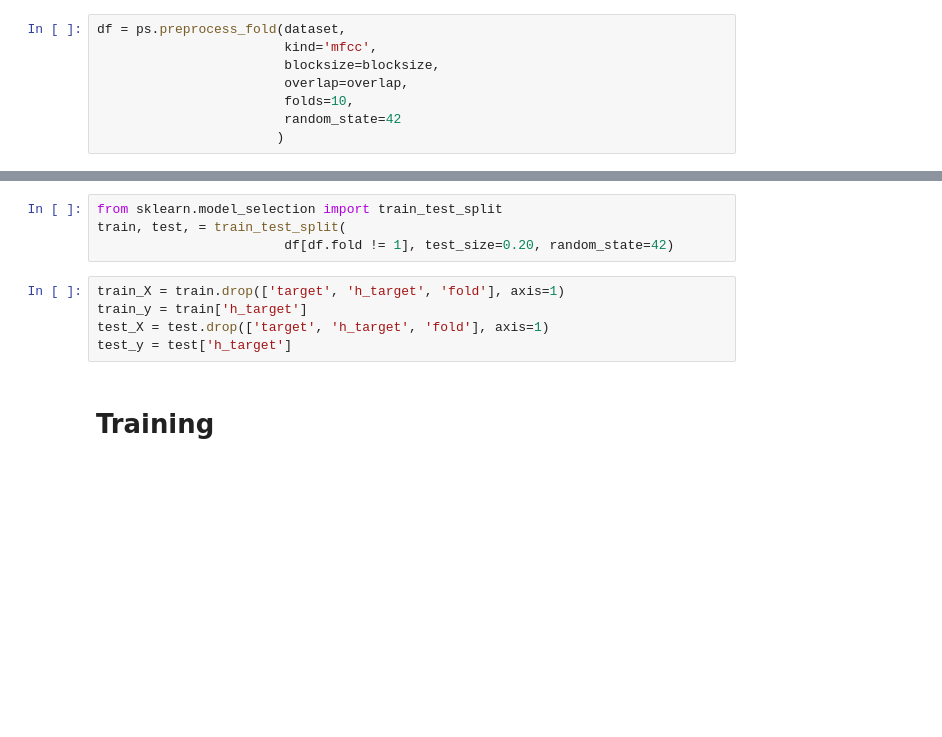
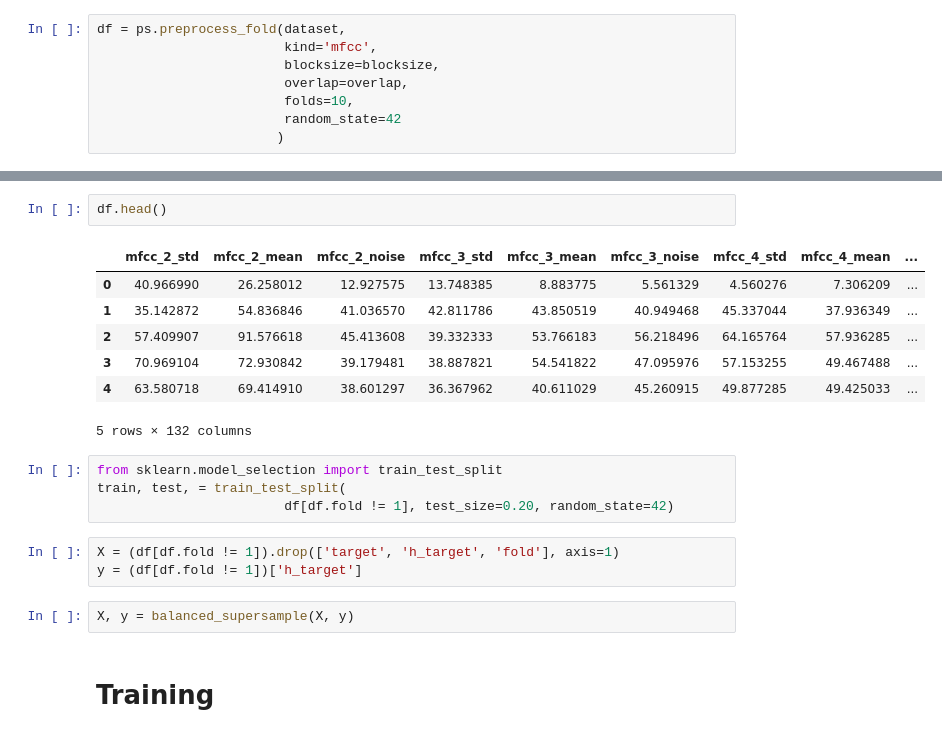
Before and after one commit to DeanPFZ/deep-audio-public, a Jupyter notebook: src/ESC-50/KNN/High Level/1s.ipynb, the cells around one changed output, grey strips where cells are left out. Saved outputs shown, nothing was run; the diff lists cells and outputs as text; blank space fills up the shorter version.

Commit message:
Update kernels and add super/sub sampling tests

```diff
--- a/src/ESC-50/KNN/High Level/1s.ipynb
+++ b/src/ESC-50/KNN/High Level/1s.ipynb
@@ -118,13 +119,23 @@ df.describe()
 8 rows × 132 columns
+# %%
+df.head()
+# %% [output]
+|  | mfcc_2_std | mfcc_2_mean | mfcc_2_noise | mfcc_3_std | mfcc_3_mean | mfcc_3_noise | mfcc_4_std | mfcc_4_mean | ... |
+| 0 | 40.966990 | 26.258012 | 12.927575 | 13.748385 | 8.883775 | 5.561329 | 4.560276 | 7.306209 | ... |
+| 1 | 35.142872 | 54.836846 | 41.036570 | 42.811786 | 43.850519 | 40.949468 | 45.337044 | 37.936349 | ... |
+| 2 | 57.409907 | 91.576618 | 45.413608 | 39.332333 | 53.766183 | 56.218496 | 64.165764 | 57.936285 | ... |
+| 3 | 70.969104 | 72.930842 | 39.179481 | 38.887821 | 54.541822 | 47.095976 | 57.153255 | 49.467488 | ... |
+| 4 | 63.580718 | 69.414910 | 38.601297 | 36.367962 | 40.611029 | 45.260915 | 49.877285 | 49.425033 | ... |
+5 rows × 132 columns
 # %%
 from sklearn.model_selection import train_test_split
 train, test, = train_test_split(
                         df[df.fold != 1], test_size=0.20, random_state=42)
-# %%
-train_X = train.drop(['target', 'h_target', 'fold'], axis=1)
-train_y = train['h_target']
-test_X = test.drop(['target', 'h_target', 'fold'], axis=1)
-test_y = test['h_target']
+# %%
+X = (df[df.fold != 1]).drop(['target', 'h_target', 'fold'], axis=1)
+y = (df[df.fold != 1])['h_target']
+# %%
+X, y = balanced_supersample(X, y)
 # %% [markdown]
 # Training
 # %%
```
Also changed, not shown: parts of 30 cells of this notebook, 25 other files.
